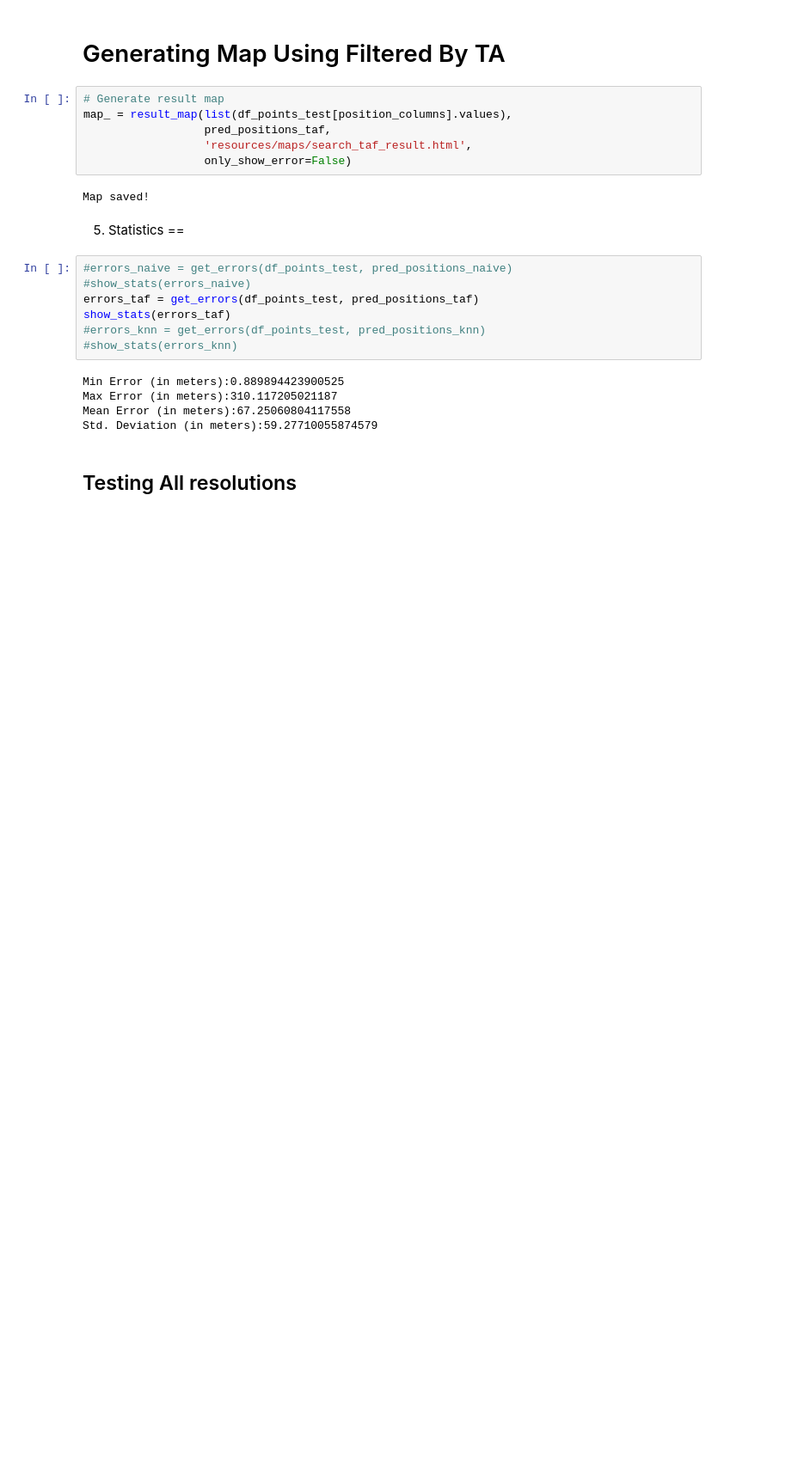
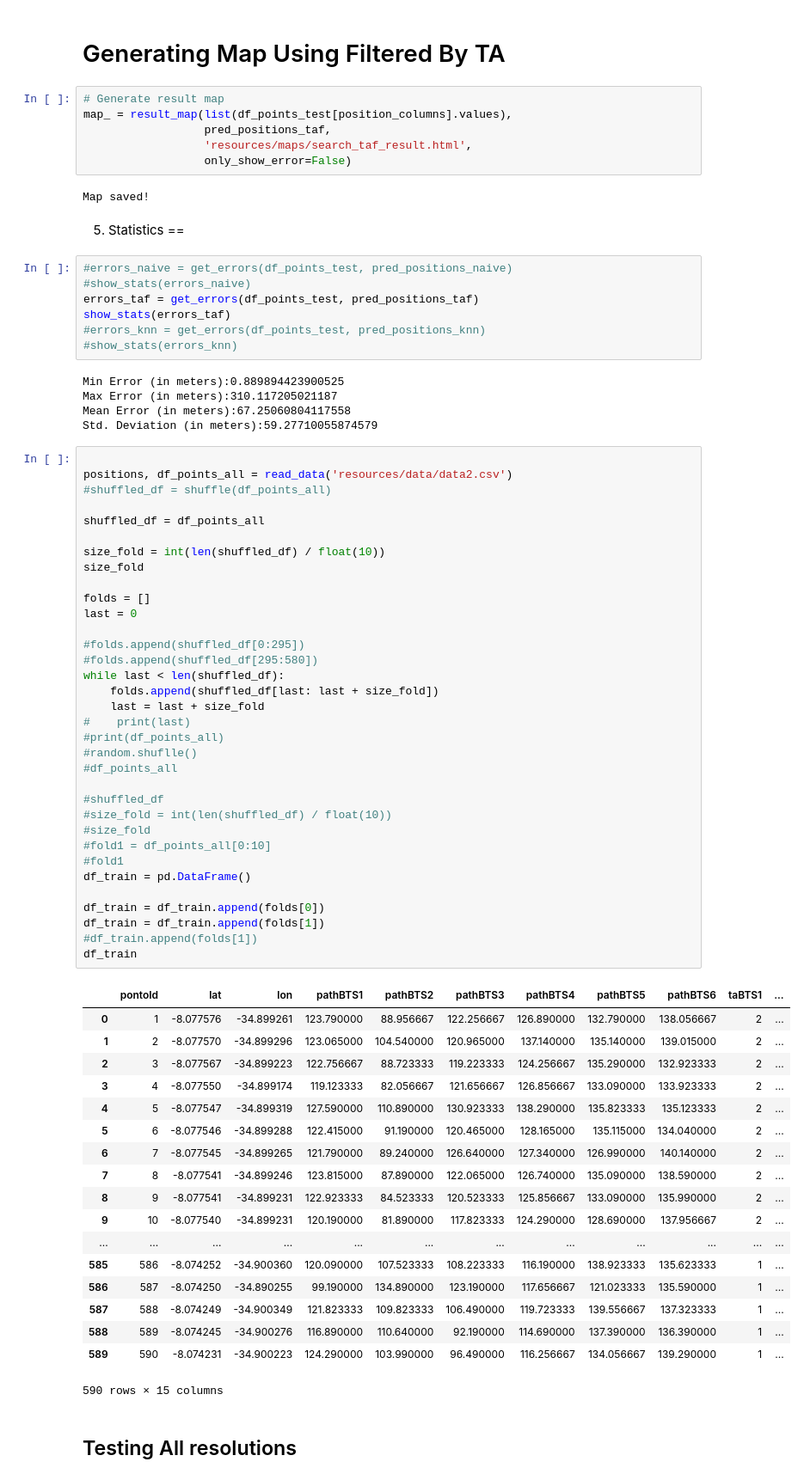
Before and after one commit to thiagoald/projeto_es290, a Jupyter notebook: Localization.ipynb, the cells around one changed output. Shown at 86% size. Saved outputs shown, nothing was run; the diff lists cells and outputs as text; blank space fills up the shorter version.

```diff
--- a/Localization.ipynb
+++ b/Localization.ipynb
@@ -382,6 +385,59 @@ Min Error (in meters):0.889894423900525
 Max Error (in meters):310.117205021187
 Mean Error (in meters):67.25060804117558
 Std. Deviation (in meters):59.27710055874579
+# %%
+
+positions, df_points_all = read_data('resources/data/data2.csv')
+#shuffled_df = shuffle(df_points_all)
+
+shuffled_df = df_points_all
+
+size_fold = int(len(shuffled_df) / float(10))
+size_fold
+
+folds = []
+last = 0
+
+#folds.append(shuffled_df[0:295])
+#folds.append(shuffled_df[295:580])
+while last < len(shuffled_df):
+    folds.append(shuffled_df[last: last + size_fold])
+    last = last + size_fold
+#    print(last)
+#print(df_points_all)
+#random.shuflle()
+#df_points_all
+
+#shuffled_df
+#size_fold = int(len(shuffled_df) / float(10))
+#size_fold
+#fold1 = df_points_all[0:10]
+#fold1
+df_train = pd.DataFrame()
+
+df_train = df_train.append(folds[0])
+df_train = df_train.append(folds[1])
+#df_train.append(folds[1])
+df_train
+# %% [output]
+|  | pontoId | lat | lon | pathBTS1 | pathBTS2 | pathBTS3 | pathBTS4 | pathBTS5 | pathBTS6 | taBTS1 | ... |
+| 0 | 1 | -8.077576 | -34.899261 | 123.790000 | 88.956667 | 122.256667 | 126.890000 | 132.790000 | 138.056667 | 2 | ... |
+| 1 | 2 | -8.077570 | -34.899296 | 123.065000 | 104.540000 | 120.965000 | 137.140000 | 135.140000 | 139.015000 | 2 | ... |
+| 2 | 3 | -8.077567 | -34.899223 | 122.756667 | 88.723333 | 119.223333 | 124.256667 | 135.290000 | 132.923333 | 2 | ... |
+| 3 | 4 | -8.077550 | -34.899174 | 119.123333 | 82.056667 | 121.656667 | 126.856667 | 133.090000 | 133.923333 | 2 | ... |
+| 4 | 5 | -8.077547 | -34.899319 | 127.590000 | 110.890000 | 130.923333 | 138.290000 | 135.823333 | 135.123333 | 2 | ... |
+| 5 | 6 | -8.077546 | -34.899288 | 122.415000 | 91.190000 | 120.465000 | 128.165000 | 135.115000 | 134.040000 | 2 | ... |
+| 6 | 7 | -8.077545 | -34.899265 | 121.790000 | 89.240000 | 126.640000 | 127.340000 | 126.990000 | 140.140000 | 2 | ... |
+| 7 | 8 | -8.077541 | -34.899246 | 123.815000 | 87.890000 | 122.065000 | 126.740000 | 135.090000 | 138.590000 | 2 | ... |
+| 8 | 9 | -8.077541 | -34.899231 | 122.923333 | 84.523333 | 120.523333 | 125.856667 | 133.090000 | 135.990000 | 2 | ... |
+| 9 | 10 | -8.077540 | -34.899231 | 120.190000 | 81.890000 | 117.823333 | 124.290000 | 128.690000 | 137.956667 | 2 | ... |
+| ... | ... | ... | ... | ... | ... | ... | ... | ... | ... | ... | ... |
+| 585 | 586 | -8.074252 | -34.900360 | 120.090000 | 107.523333 | 108.223333 | 116.190000 | 138.923333 | 135.623333 | 1 | ... |
+| 586 | 587 | -8.074250 | -34.890255 | 99.190000 | 134.890000 | 123.190000 | 117.656667 | 121.023333 | 135.590000 | 1 | ... |
+| 587 | 588 | -8.074249 | -34.900349 | 121.823333 | 109.823333 | 106.490000 | 119.723333 | 139.556667 | 137.323333 | 1 | ... |
+| 588 | 589 | -8.074245 | -34.900276 | 116.890000 | 110.640000 | 92.190000 | 114.690000 | 137.390000 | 136.390000 | 1 | ... |
+| 589 | 590 | -8.074231 | -34.900223 | 124.290000 | 103.990000 | 96.490000 | 116.256667 | 134.056667 | 139.290000 | 1 | ... |
+590 rows × 15 columns
 # %% [markdown]
 ## Testing All resolutions
 # %%
```
Also changed, not shown: parts of 5 cells of this notebook.
